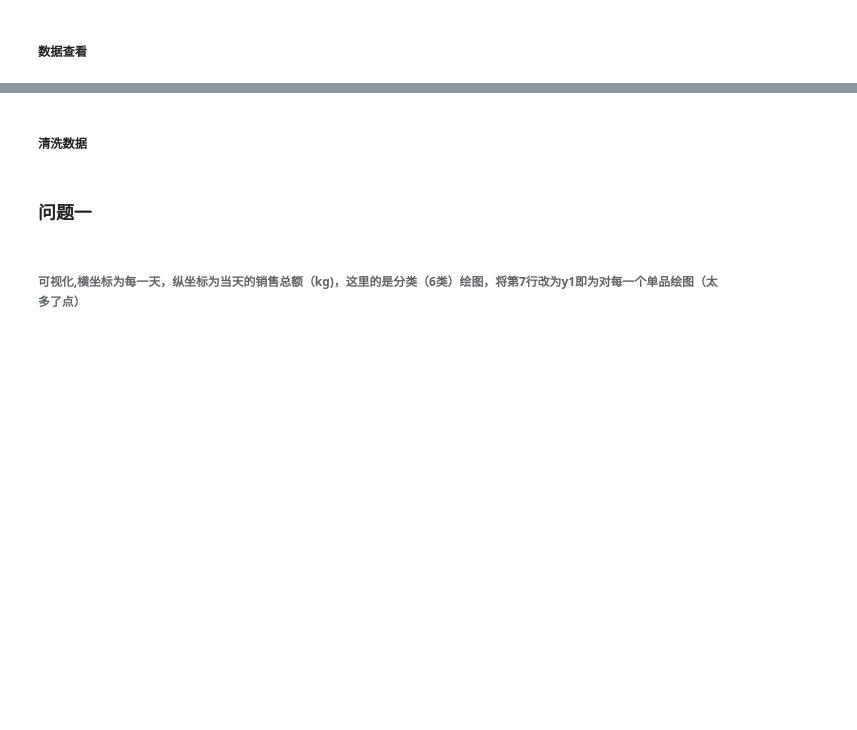
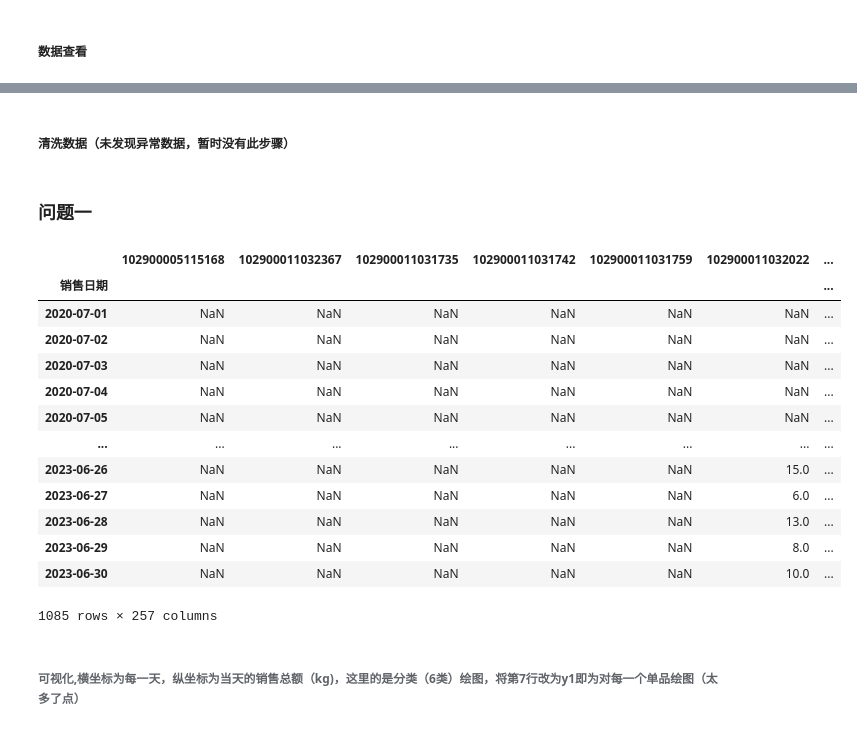
Before and after one commit to morse-fong/workspace, a Jupyter notebook: main.ipynb, the cells around one changed output, grey strips where cells are left out. Saved outputs shown, nothing was run; the diff lists cells and outputs as text; code cells hidden in the pictures; blank space fills up the shorter version.

```diff
--- a/main.ipynb
+++ b/main.ipynb
@@ -22,6 +57,6 @@ datas = pd.merge(data2, data1, how='left', on='单品编码')
 # datas=[data1,data2,data3,data4]
 # %% [markdown]
-##### 清洗数据
+##### 清洗数据（未发现异常数据，暂时没有此步骤）
 # %%
 # for i in datas:
 #     for j in i.columns:
@@ -60,3 +116,20 @@ for i in datas_replace['销售日期'].value_counts().keys():
+# %%
+Totaldailysales
+# %% [output]
+|  | 102900005115168 | 102900011032367 | 102900011031735 | 102900011031742 | 102900011031759 | 102900011032022 | ... |
+| 销售日期 |  |  |  |  |  |  | ... |
+| 2020-07-01 | NaN | NaN | NaN | NaN | NaN | NaN | ... |
+| 2020-07-02 | NaN | NaN | NaN | NaN | NaN | NaN | ... |
+| 2020-07-03 | NaN | NaN | NaN | NaN | NaN | NaN | ... |
+| 2020-07-04 | NaN | NaN | NaN | NaN | NaN | NaN | ... |
+| 2020-07-05 | NaN | NaN | NaN | NaN | NaN | NaN | ... |
+| ... | ... | ... | ... | ... | ... | ... | ... |
+| 2023-06-26 | NaN | NaN | NaN | NaN | NaN | 15.0 | ... |
+| 2023-06-27 | NaN | NaN | NaN | NaN | NaN | 6.0 | ... |
+| 2023-06-28 | NaN | NaN | NaN | NaN | NaN | 13.0 | ... |
+| 2023-06-29 | NaN | NaN | NaN | NaN | NaN | 8.0 | ... |
+| 2023-06-30 | NaN | NaN | NaN | NaN | NaN | 10.0 | ... |
+1085 rows × 257 columns
 # %% [markdown]
 ###### 可视化,横坐标为每一天，纵坐标为当天的销售总额（kg)，这里的是分类（6类）绘图，将第7行改为y1即为对每一个单品绘图（太多了点）
 # %%
```
Also changed, not shown: parts of 24 cells of this notebook.
